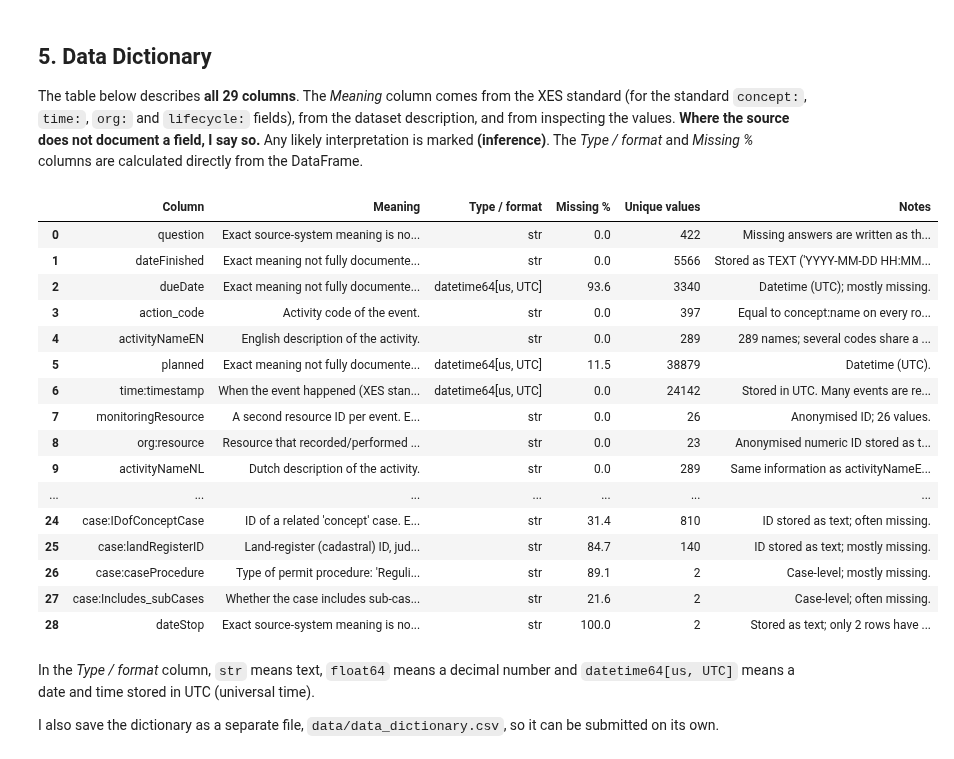
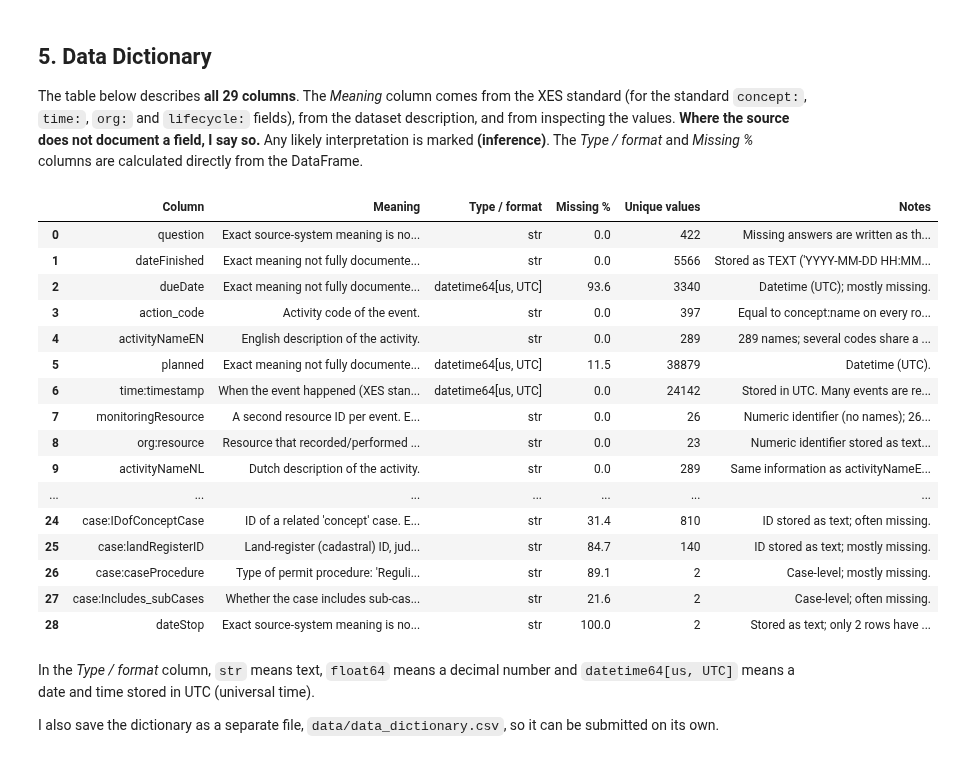
Before and after one commit to cikicali369-glitch/GA-Data-Science-Capstone-Ali, a Jupyter notebook: notebooks/Capstone_Part2_Dataset_EDA.ipynb, the cells around one changed output. Cells and saved outputs as stored; diff of their text form; code cells hidden in the pictures.

```diff
--- a/notebooks/Capstone_Part2_Dataset_EDA.ipynb
+++ b/notebooks/Capstone_Part2_Dataset_EDA.ipynb
@@ -242,10 +243,10 @@ meanings = {
     "time:timestamp": ("When the event happened (XES standard timestamp).",
                        "Stored in UTC. Many events are recorded at midnight, i.e. date-level precision."),
     "org:resource": ("Resource that recorded/performed the event (XES standard resource).",
-                     "Anonymised numeric ID stored as text; 23 values. Not used to evaluate individuals."),
+                     "Numeric identifier stored as text (no names); 23 values. Not used to evaluate individuals."),
     "lifecycle:transition": ("Lifecycle state of the event (XES standard).", "Always 'complete' in this log."),
     "monitoringResource": ("A second resource ID per event. Exact source-system meaning is not fully documented; "
-                           "possibly the resource monitoring the step (inference).", "Anonymised ID; 26 values."),
+                           "possibly the resource monitoring the step (inference).", "Numeric identifier (no names); 26 values."),
     "question": ("Exact source-system meaning is not fully documented; values look like answers recorded with "
                  "a step, e.g. True/False or a number (inference).",
                  "Missing answers are written as the text 'EMPTY' instead of a real missing value."),
@@ -273,40 +274,40 @@ meanings = {
     "case:parts": ("Permit components requested, comma-separated Dutch labels (e.g. 'Bouw' ≈ building).",
                    "Case-level; 88 different combinations."),
     "case:Responsible_actor": ("Exact meaning not fully documented; likely the responsible person/unit (inference).",
-                               "Anonymised ID; 20 values."),
+                               "Numeric identifier (no names); 20 values."),
     "case:termName": ("Name of a legal time limit linked to the case (Dutch label, e.g. 'Termijn bezwaar en beroep').",
                       "Case-level; 13 values; often missing."),
     "case:SUMleges": ("Total fee of the application ('leges' is Dutch for fees) (inference from the name).",
                       "Number (float); case-level."),
     "case:Includes_subCases": ("Whether the case includes sub-cases: 'J' = ja (yes), 'N' = nee (no).",
                                "Case-level; often missing."),
     "case:IDofConceptCase": ("ID of a related 'concept' case. Exact meaning is not fully documented.",
                              "ID stored as text; often missing."),
     "case:landRegisterID": ("Land-register (cadastral) ID, judging by the name (inference).",
                             "ID stored as text; mostly missing."),
 }
 
 data_dictionary = pd.DataFrame({
     "Column": df.columns,
     "Meaning": [meanings[column][0] for column in df.columns],
     "Type / format": [str(df[column].dtype) for column in df.columns],
     "Missing %": (df.isna().mean() * 100).round(1).to_numpy(),
     "Unique values": [df[column].nunique() for column in df.columns],
     "Notes": [meanings[column][1] for column in df.columns],
 })
 assert len(data_dictionary) == 29 and set(meanings) == set(df.columns), "every column must be described"
 data_dictionary
 # %% [output]
 |  | Column | Meaning | Type / format | Missing % | Unique values | Notes |
 | 0 | question | Exact source-system meaning is no... | str | 0.0 | 422 | Missing answers are written as th... |
 | 1 | dateFinished | Exact meaning not fully documente... | str | 0.0 | 5566 | Stored as TEXT ('YYYY-MM-DD HH:MM... |
 | 2 | dueDate | Exact meaning not fully documente... | datetime64[us, UTC] | 93.6 | 3340 | Datetime (UTC); mostly missing. |
 | 3 | action_code | Activity code of the event. | str | 0.0 | 397 | Equal to concept:name on every ro... |
 | 4 | activityNameEN | English description of the activity. | str | 0.0 | 289 | 289 names; several codes share a ... |
 | 5 | planned | Exact meaning not fully documente... | datetime64[us, UTC] | 11.5 | 38879 | Datetime (UTC). |
 | 6 | time:timestamp | When the event happened (XES stan... | datetime64[us, UTC] | 0.0 | 24142 | Stored in UTC. Many events are re... |
-| 7 | monitoringResource | A second resource ID per event. E... | str | 0.0 | 26 | Anonymised ID; 26 values. |
-| 8 | org:resource | Resource that recorded/performed ... | str | 0.0 | 23 | Anonymised numeric ID stored as t... |
+| 7 | monitoringResource | A second resource ID per event. E... | str | 0.0 | 26 | Numeric identifier (no names); 26... |
+| 8 | org:resource | Resource that recorded/performed ... | str | 0.0 | 23 | Numeric identifier stored as text... |
 | 9 | activityNameNL | Dutch description of the activity. | str | 0.0 | 289 | Same information as activityNameE... |
 | ... | ... | ... | ... | ... | ... | ... |
 | 24 | case:IDofConceptCase | ID of a related 'concept' case. E... | str | 31.4 | 810 | ID stored as text; often missing. |
```
Also changed, not shown: parts of 4 cells of this notebook, 2 other files.
